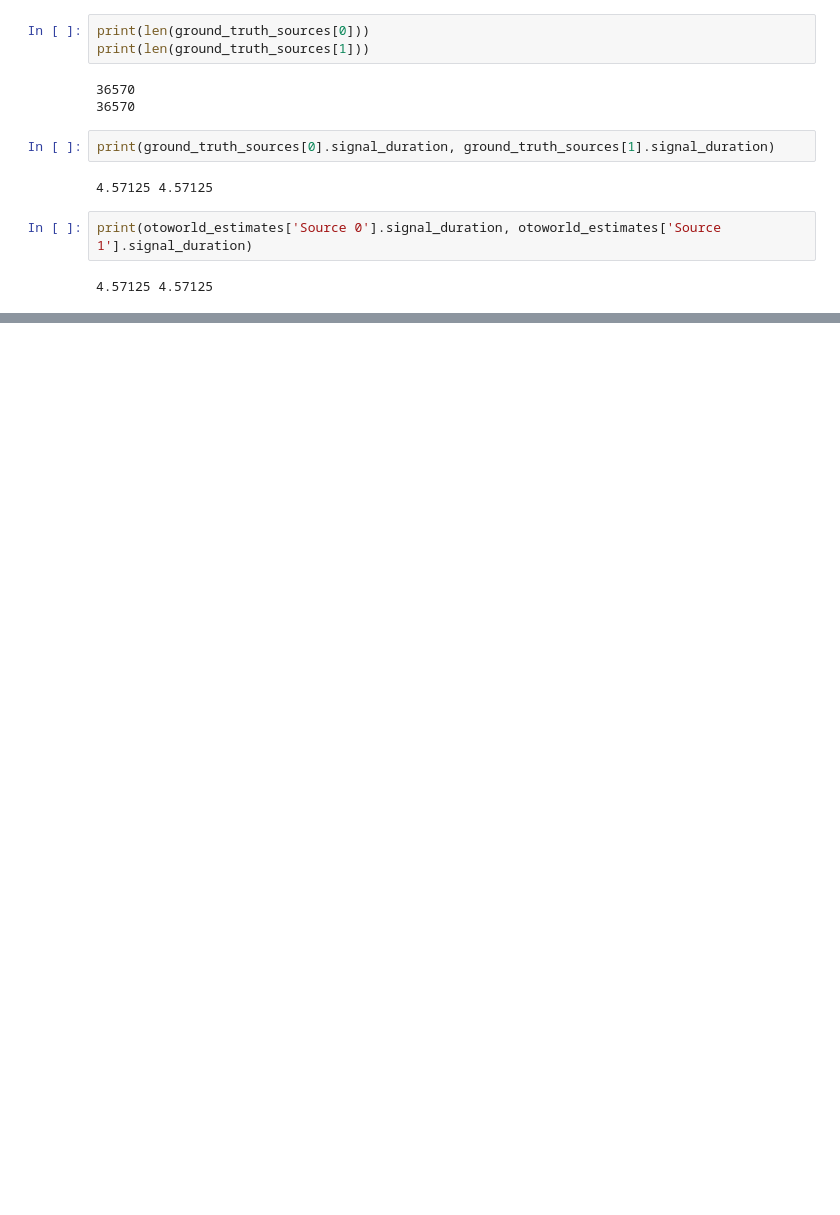
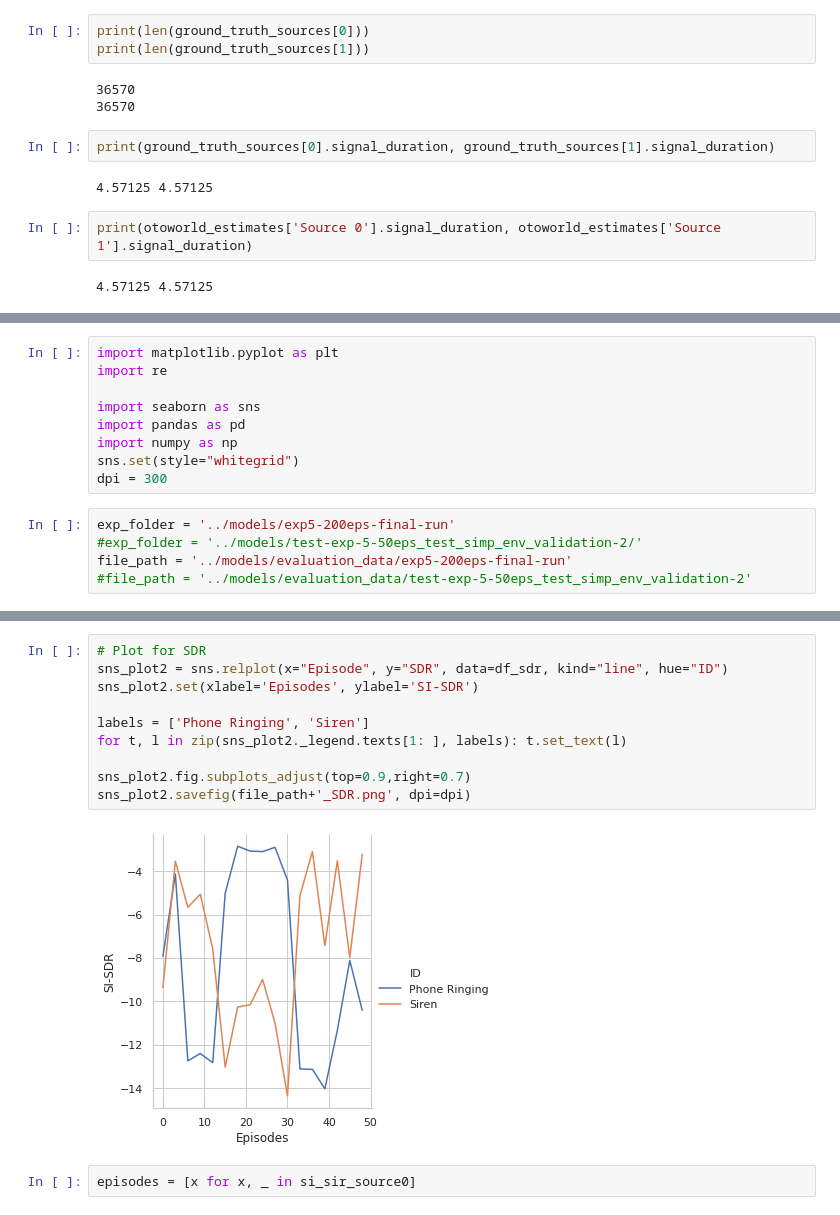
Before and after one commit to pseeth/otoworld, a Jupyter notebook: rl-audition/notebooks/evaluation.ipynb, the cells around one changed output, grey strips where cells are left out. Drawn from its saved outputs; the diff is of its cells as text; blank space fills up the shorter version.

Commit message:
Evaluation.

```diff
--- a/rl-audition/notebooks/evaluation.ipynb
+++ b/rl-audition/notebooks/evaluation.ipynb
@@ -406,0 +408,14 @@ print(json.dumps(scores, indent=2))
+# %%
+import matplotlib.pyplot as plt
+import re
+
+import seaborn as sns
+import pandas as pd
+import numpy as np
+sns.set(style="whitegrid")
+dpi = 300
+# %%
+exp_folder = '../models/exp5-200eps-final-run'
+#exp_folder = '../models/test-exp-5-50eps_test_simp_env_validation-2/'
+file_path = '../models/evaluation_data/exp5-200eps-final-run'
+#file_path = '../models/evaluation_data/test-exp-5-50eps_test_simp_env_validation-2'
@@ -406,0 +538,14 @@ print(json.dumps(scores, indent=2))
+# %%
+# Plot for SDR
+sns_plot2 = sns.relplot(x="Episode", y="SDR", data=df_sdr, kind="line", hue="ID")
+sns_plot2.set(xlabel='Episodes', ylabel='SI-SDR')
+
+labels = ['Phone Ringing', 'Siren']
+for t, l in zip(sns_plot2._legend.texts[1: ], labels): t.set_text(l)
+
+sns_plot2.fig.subplots_adjust(top=0.9,right=0.7)
+sns_plot2.savefig(file_path+'_SDR.png', dpi=dpi)
+# %% [output]
+[figure, added]
+# %%
+episodes = [x for x, _ in si_sir_source0]
```
Also changed, not shown: parts of 18 cells of this notebook, 1 other file.
